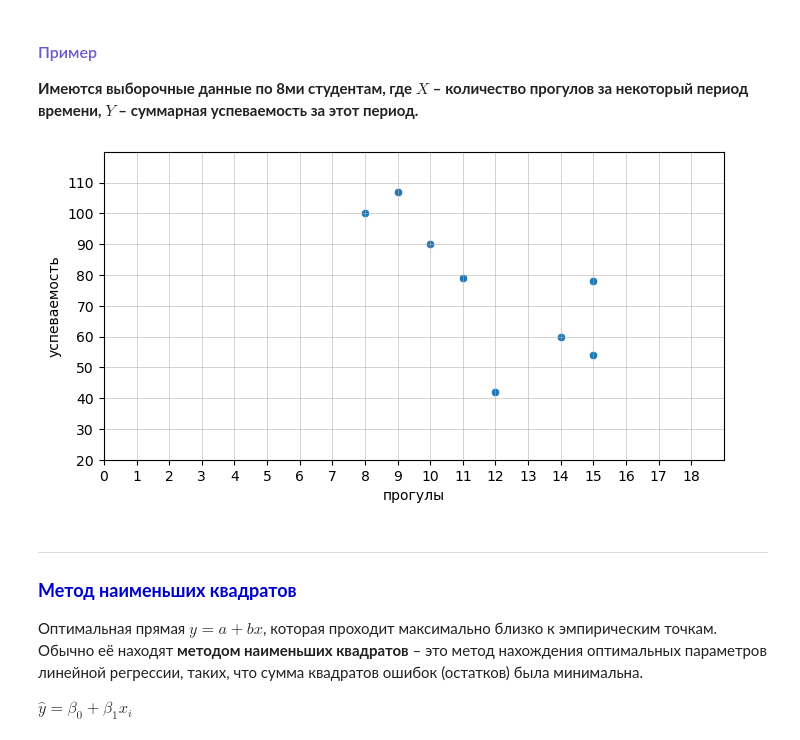
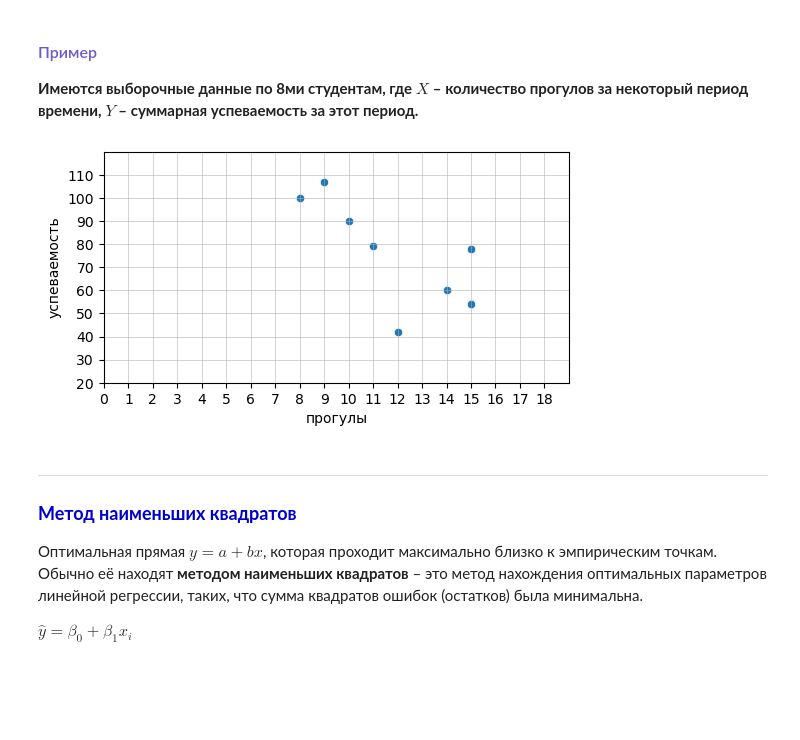
Before and after one commit to TanXmas/ProbabilityTheory_and_Statistics, a Jupyter notebook: St_10_Linear regression.ipynb, the cells around one changed output. Cells and saved outputs as stored; diff of their text form; code cells hidden in the pictures; blank space fills up the shorter version.

```diff
--- a/St_10_Linear regression.ipynb
+++ b/St_10_Linear regression.ipynb
@@ -43,19 +54,19 @@ $\epsilon_i$ — случайная ошибка
 df = pd.DataFrame({'X': [12,   9,   8, 14, 15, 11, 10, 15],
                    'Y': [42, 107, 100, 60, 78, 79, 90 ,54]})
 # %%
-plt.figure(figsize=(8,4))
+plt.figure(figsize=(6,3))
 
 sns.scatterplot(x='X', y='Y', data=df)
 
 plt.xlim([0,19])
 plt.xticks(ticks=np.arange(0, 19))
 plt.ylim([20,120])
 plt.yticks(ticks=np.arange(20, 120, 10))
 plt.xlabel('прогулы')
 plt.ylabel('успеваемость')
 plt.grid(linewidth=0.4);
 # %% [output]
-[figure, old version]
+[figure, new version]
 # %% [markdown]
 ***
 ### <font color = MediumBlue size = 4> <b>Метод наименьших квадратов</b> </font>
```
Also changed, not shown: parts of 6 cells of this notebook.
